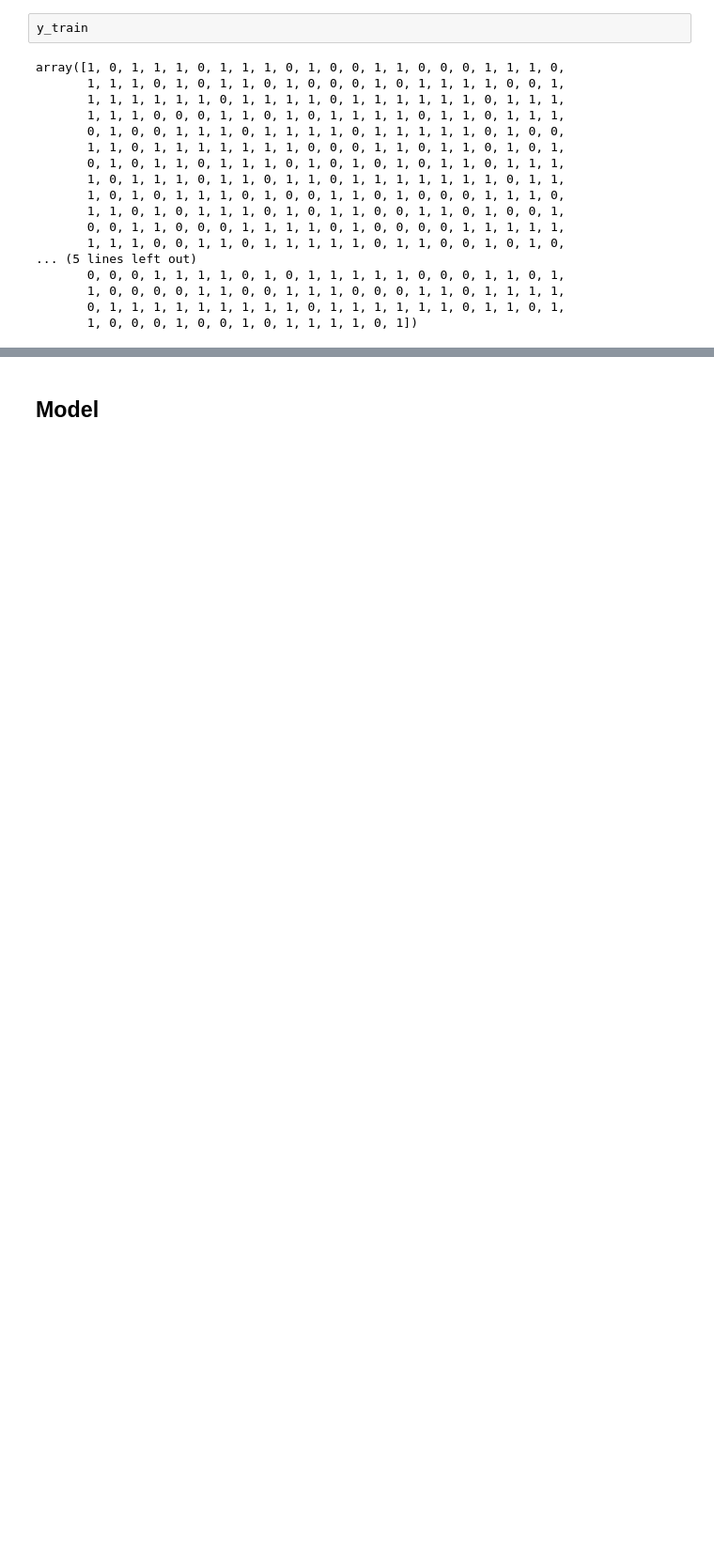
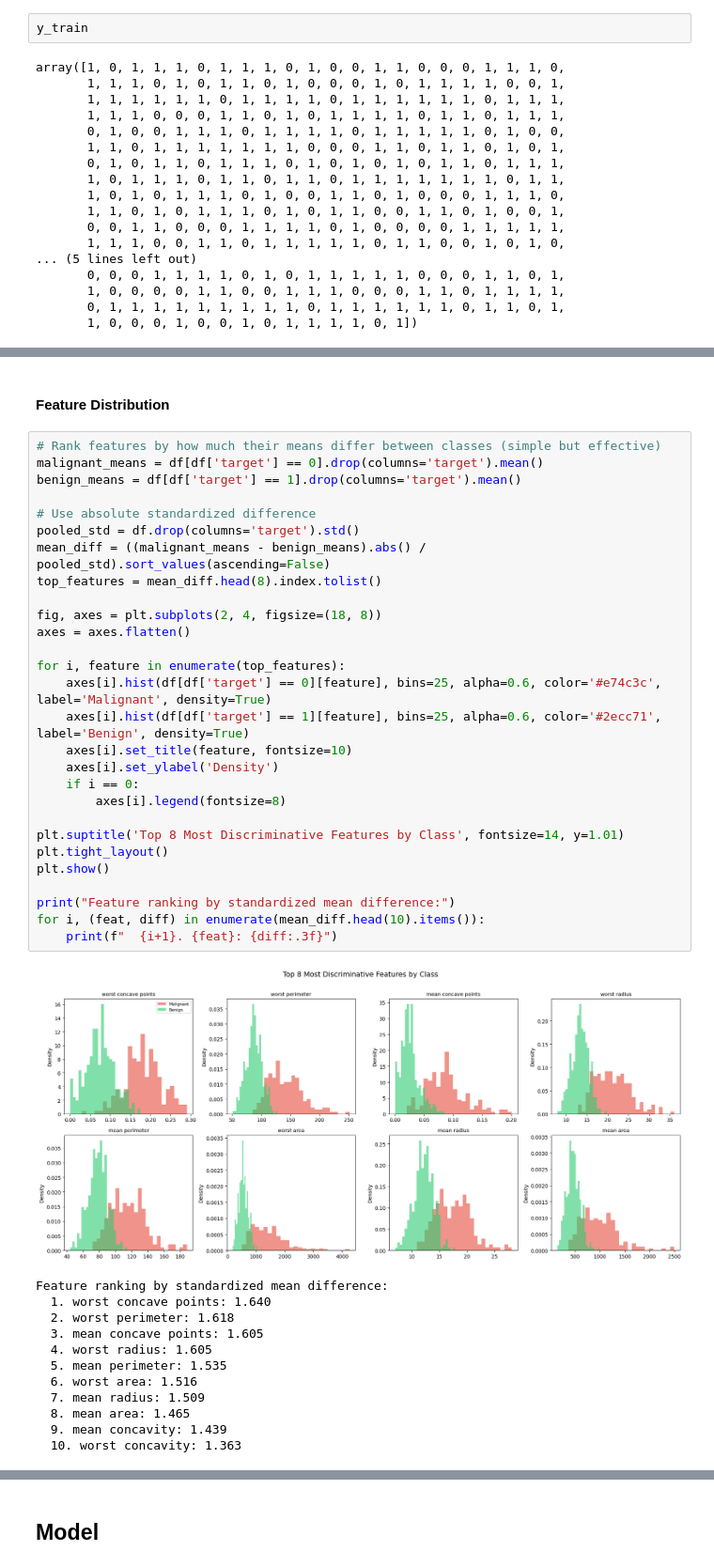
Before and after one commit to albipuliga/Cancer-Detection-Pytorch, a Jupyter notebook: src/nn.ipynb, the cells around one changed output, grey strips where cells are left out. Shown at 94% size. Saved outputs shown, nothing was run; the diff lists cells and outputs as text; blank space fills up the shorter version.

```diff
--- a/src/nn.ipynb
+++ b/src/nn.ipynb
@@ -72,0 +183,43 @@ y_test_tensor = torch.from_numpy(y_test).float().unsqueeze(1)
+# %% [markdown]
+#### Feature Distribution
+# %%
+# Rank features by how much their means differ between classes (simple but effective)
+malignant_means = df[df['target'] == 0].drop(columns='target').mean()
+benign_means = df[df['target'] == 1].drop(columns='target').mean()
+
+# Use absolute standardized difference
+pooled_std = df.drop(columns='target').std()
+mean_diff = ((malignant_means - benign_means).abs() / pooled_std).sort_values(ascending=False)
+top_features = mean_diff.head(8).index.tolist()
+
+fig, axes = plt.subplots(2, 4, figsize=(18, 8))
+axes = axes.flatten()
+
+for i, feature in enumerate(top_features):
+    axes[i].hist(df[df['target'] == 0][feature], bins=25, alpha=0.6, color='#e74c3c', label='Malignant', density=True)
+    axes[i].hist(df[df['target'] == 1][feature], bins=25, alpha=0.6, color='#2ecc71', label='Benign', density=True)
+    axes[i].set_title(feature, fontsize=10)
+    axes[i].set_ylabel('Density')
+    if i == 0:
+        axes[i].legend(fontsize=8)
+
+plt.suptitle('Top 8 Most Discriminative Features by Class', fontsize=14, y=1.01)
+plt.tight_layout()
+plt.show()
+
+print("Feature ranking by standardized mean difference:")
+for i, (feat, diff) in enumerate(mean_diff.head(10).items()):
+    print(f"  {i+1}. {feat}: {diff:.3f}")
+# %% [output]
+[figure, added]
+Feature ranking by standardized mean difference:
+  1. worst concave points: 1.640
+  2. worst perimeter: 1.618
+  3. mean concave points: 1.605
+  4. worst radius: 1.605
+  5. mean perimeter: 1.535
+  6. worst area: 1.516
+  7. mean radius: 1.509
+  8. mean area: 1.465
+  9. mean concavity: 1.439
+  10. worst concavity: 1.363
```
Also changed, not shown: parts of 21 cells of this notebook, 1 other file.
